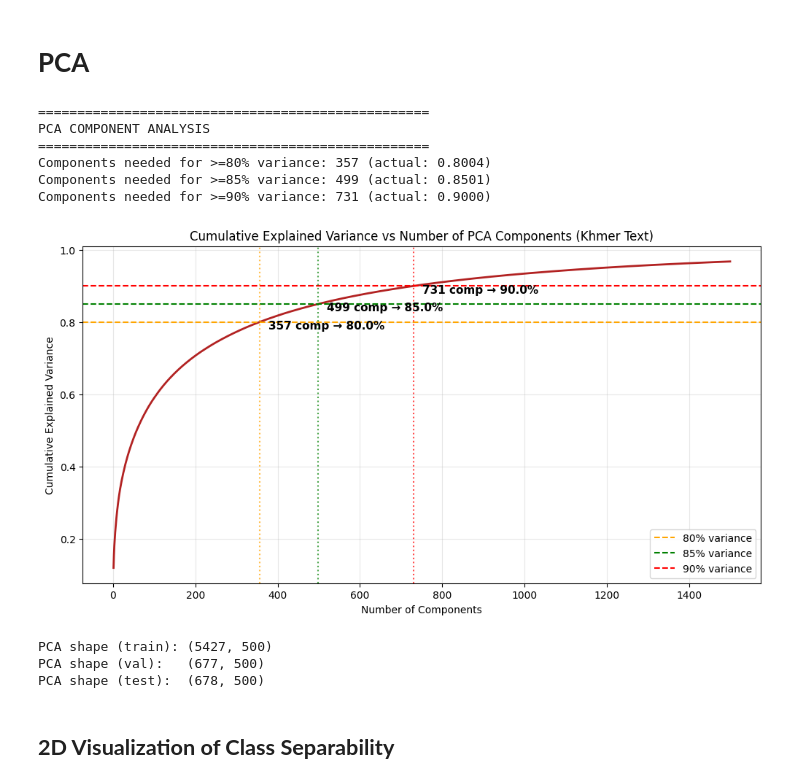
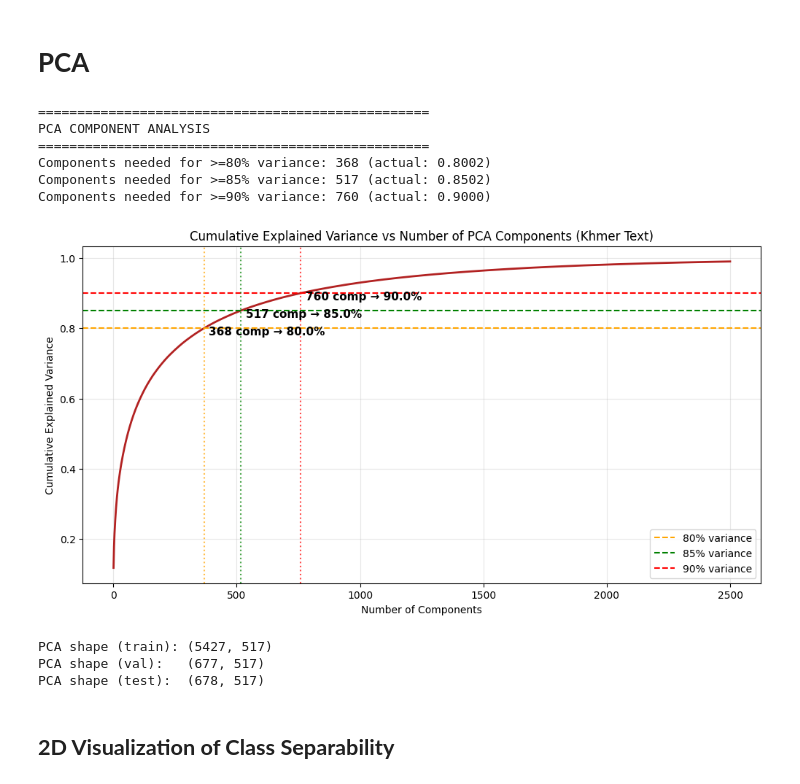
Before and after one commit to Sithanut-Khun/KhmerTextClassification, a Jupyter notebook: notebooks/bow_with_pca.ipynb, the cells around one changed output. Drawn from its saved outputs; the diff is of its cells as text; code cells hidden in the pictures.

```diff
--- a/notebooks/bow_with_pca.ipynb
+++ b/notebooks/bow_with_pca.ipynb
@@ -54,7 +66,7 @@ print(f"  - test_tokenized.csv ({len(test_df)} samples)")
 # %%
 count_vec = CountVectorizer(
     analyzer=str.split,
-    max_features=8000,
+    max_features=None,
     min_df=3,
     max_df=0.85,
     ngram_range=(1, 2)
@@ -64,5 +76,8 @@ X_train_count = count_vec.fit_transform(train_df['text_tokenized'])
 X_val_count   = count_vec.transform(val_df['text_tokenized'])
 X_test_count  = count_vec.transform(test_df['text_tokenized'])
 
-print(f"Raw BoW (Count) matrix shape: {X_train_count.shape}")
+print(f"Vocabulary size: {len(count_vec.vocabulary_):,}")
+print(f"Bow matrix shape (train): {X_train_count.shape}")
+print(f"Bow matrix shape (val): {X_val_count.shape}")
+print(f"Bow matrix shape (test): {X_test_count.shape}")
 # %% [output]
@@ -152,41 +158,41 @@ print("PCA COMPONENT ANALYSIS")
 print("="*50)
 
 for target in targets:
     n = np.argmax(cumulative_variance >= target) + 1
     optimal_ns[target] = n
     print(f"Components needed for >={target*100:.0f}% variance: {n} (actual: {cumulative_variance[n-1]:.4f})")
 
 # 5. Plotting
 plt.figure(figsize=(12, 6))
-plt.plot(range(1, len(cumulative_variance[:1500])+1), cumulative_variance[:1500],
+plt.plot(range(1, len(cumulative_variance[:2500])+1), cumulative_variance[:2500],
          color='firebrick', linewidth=2)
 
 plt.axhline(y=0.80, color='orange', linestyle='--', label='80% variance')
 plt.axhline(y=0.85, color='green', linestyle='--', label='85% variance')
 plt.axhline(y=0.90, color='red', linestyle='--', label='90% variance')
 
 for target, n in optimal_ns.items():
-    if n <= 1500:
+    if n <= 2500:
         plt.axvline(x=n, color={0.80:'orange', 0.85:'green', 0.90:'red'}[target],
                     linestyle=':', alpha=0.7)
         plt.text(n+20, target - 0.02, f'{n} comp → {target*100}%', fontsize=11, fontweight='bold')
 
 plt.title("Cumulative Explained Variance vs Number of PCA Components (Khmer Text)")
 plt.xlabel("Number of Components")
 plt.ylabel("Cumulative Explained Variance")
 plt.grid(True, alpha=0.3)
 plt.legend()
 plt.show()
 # %% [output]
 ==================================================
 PCA COMPONENT ANALYSIS
 ==================================================
-Components needed for >=80% variance: 357 (actual: 0.8004)
-Components needed for >=85% variance: 499 (actual: 0.8501)
-Components needed for >=90% variance: 731 (actual: 0.9000)
+Components needed for >=80% variance: 368 (actual: 0.8002)
+Components needed for >=85% variance: 517 (actual: 0.8502)
+Components needed for >=90% variance: 760 (actual: 0.9000)
-[figure, old version]
+[figure, new version]
 # %%
-n_components = min(X_train_count.shape[0], X_train_count.shape[1], 500)
+n_components = min(X_train_count.shape[0], X_train_count.shape[1], 517)
 
 # 2. Initialize PCA
 pca = PCA(n_components=n_components, random_state=42)
@@ -199,9 +205,9 @@ print(f"PCA shape (train): {X_train_pca.shape}")
 print(f"PCA shape (val):   {X_val_pca.shape}")
 print(f"PCA shape (test):  {X_test_pca.shape}")
 # %% [output]
-PCA shape (train): (5427, 500)
-PCA shape (val):   (677, 500)
-PCA shape (test):  (678, 500)
+PCA shape (train): (5427, 517)
+PCA shape (val):   (677, 517)
+PCA shape (test):  (678, 517)
 # %% [markdown]
 ## **2D Visualization of Class Separability**
 # %%
```
Also changed, not shown: parts of 10 cells of this notebook, 4 other files.
